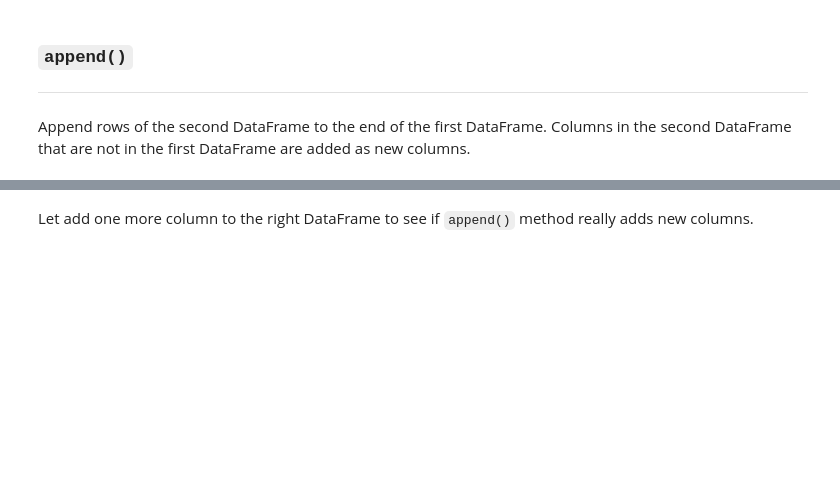
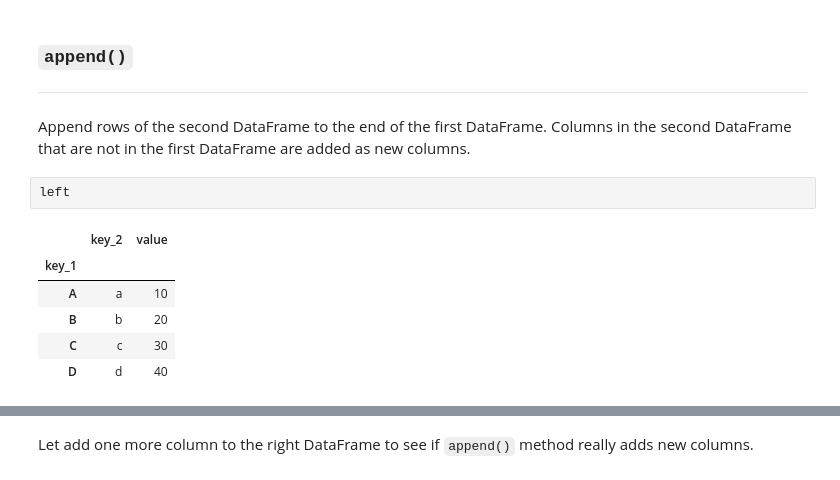
Before and after one commit to Okroshiashvili/Data_Analysis_Python, a Jupyter notebook: Lecture 5/Join, Combine, Reshape DataFrame.ipynb, the cells around one changed output, grey strips where cells are left out. Saved outputs shown, nothing was run; the diff lists cells and outputs as text; blank space fills up the shorter version.

```diff
--- a/Lecture 5/Join, Combine, Reshape DataFrame.ipynb
+++ b/Lecture 5/Join, Combine, Reshape DataFrame.ipynb
@@ -305,3 +626,12 @@ left.merge(right, how="cross")
 ---
 
 Append rows of the second DataFrame to the end of the first DataFrame. Columns in the second DataFrame that are not in the first DataFrame are added as new columns.
+# %%
+left
+# %% [output]
+|  | key_2 | value |
+| key_1 |  |  |
+| A | a | 10 |
+| B | b | 20 |
+| C | c | 30 |
+| D | d | 40 |
```
Also changed, not shown: parts of 93 cells of this notebook.
